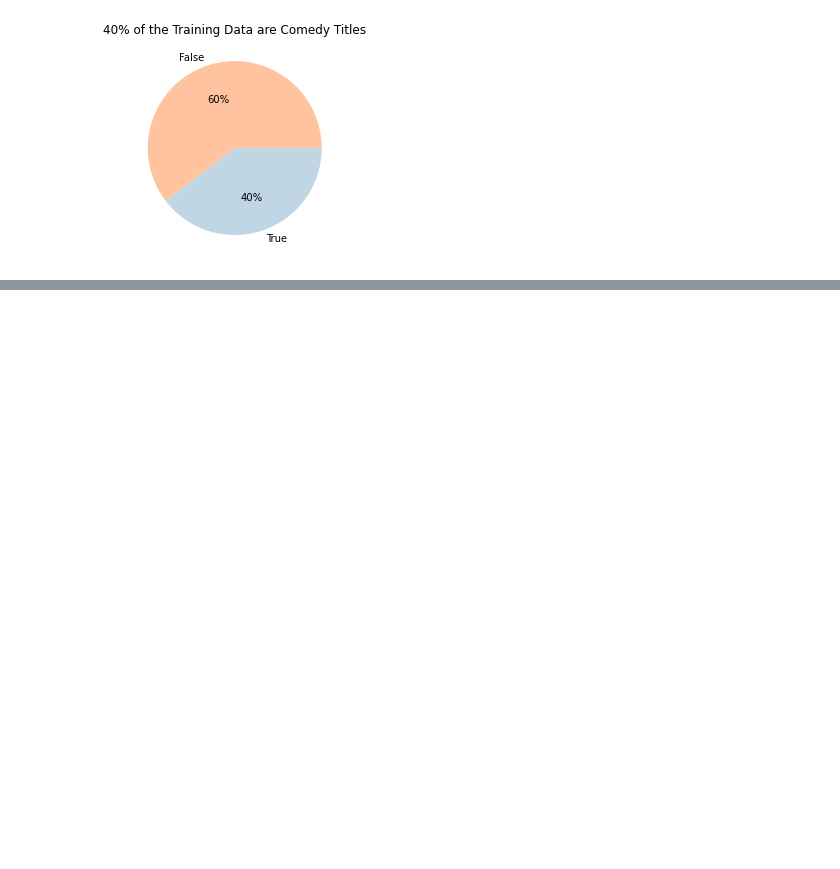
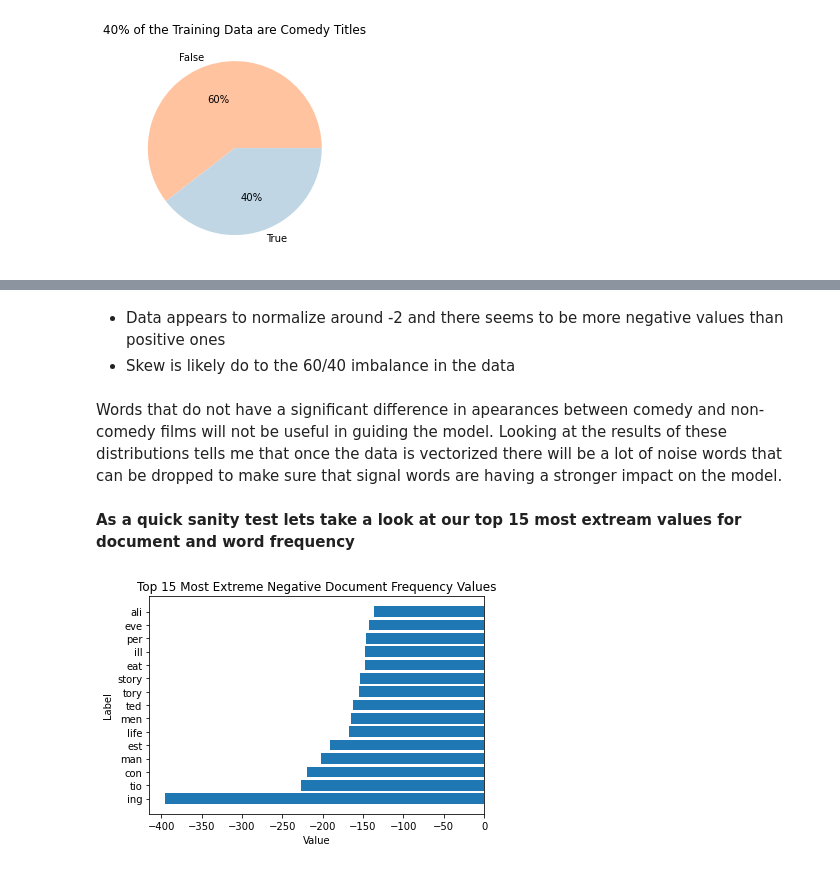
Before and after one commit to Johndsalas/netflix_genre_labeler, a Jupyter notebook: main.ipynb, the cells around one changed output, grey strips where cells are left out. Cells and saved outputs as stored; diff of their text form; code cells hidden in the pictures; blank space fills up the shorter version.

Commit message:
Finished Exploring next step get data vectorized and begin modeling

```diff
--- a/main.ipynb
+++ b/main.ipynb
@@ -170,4 +137,0 @@ NameError: name 'my_dict' is not defined
-# %%
-freq_doc = {key: value for key, value in freq_doc.items() if len(key) >= 3}
-
-freq_doc
@@ -204,36 +137,0 @@ non_comedy_train = train[train.comedy == False]
-# %%
-for word in train_set_of_words:
-
-        # get count of comedy films that have word in them
-        comedy_train['com_count'] = comedy_train['description'].apply(lambda words: words.count(word))
-
-        comedy_train['com_doc'] = comedy_train['com_count'] > 0
-
-        c_w_count = comedy_train['com_count'].sum()
-
-        c_d_count = comedy_train['com_doc'].sum()
-
-        # get count of non-comedy films that have word in them
-        non_comedy_train['non_count'] = non_comedy_train['description'].apply(lambda words: words.count(word))
-
-        non_comedy_train['non_doc'] = non_comedy_train['non_count'] > 0
-
-        n_w_count = non_comedy_train['non_count'].sum()
-
-        n_d_count = non_comedy_train['non_doc'].sum()
-
-        # subtract number of non-comedy films from number of comedy films
-
-        w_total = c_w_count - n_w_count
-
-        d_total = c_d_count - n_d_count
-
-        # append difference
-
-        freq_doc[f'{word}'] = d_total
-
-        list_freq_doc.append(d_total)
-
-        freq_count[f'{word}'] = w_total
-
-        list_freq_count.append(w_total)
@@ -257,0 +138,11 @@ com_bow
+# %% [markdown]
+* Data appears to normalize around -2 and there seems to be more negative values than positive ones
+* Skew is likely do to the 60/40 imbalance in the data
+# %% [markdown]
+Words that do not have a significant difference in apearances between comedy and non-comedy films will not be useful in guiding the model. Looking at the results of these distributions tells me that once the data is vectorized there will be a lot of noise words that can be dropped to make sure that signal words are having a stronger impact on the model.
+# %% [markdown]
+**As a quick sanity test lets take a look at our top 15 most extream values for document and word frequency**
+# %%
+get_doc_ext(dict(freq_doc[:15]), "Top 15 Most Extreme Negative Document Frequency Values")
+# %% [output]
+[figure, added]
```
Also changed, not shown: parts of 28 cells of this notebook, 1 other file.
